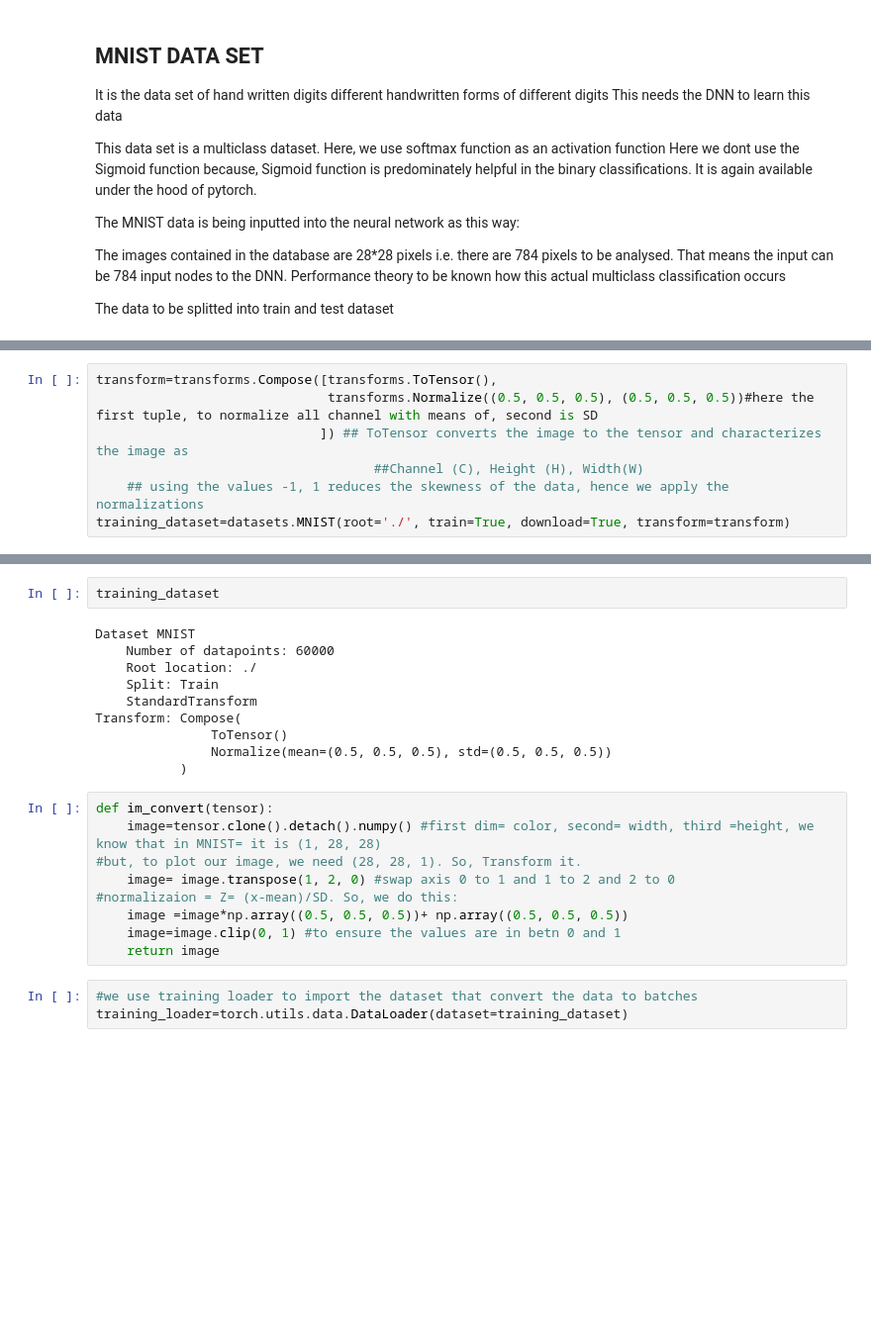
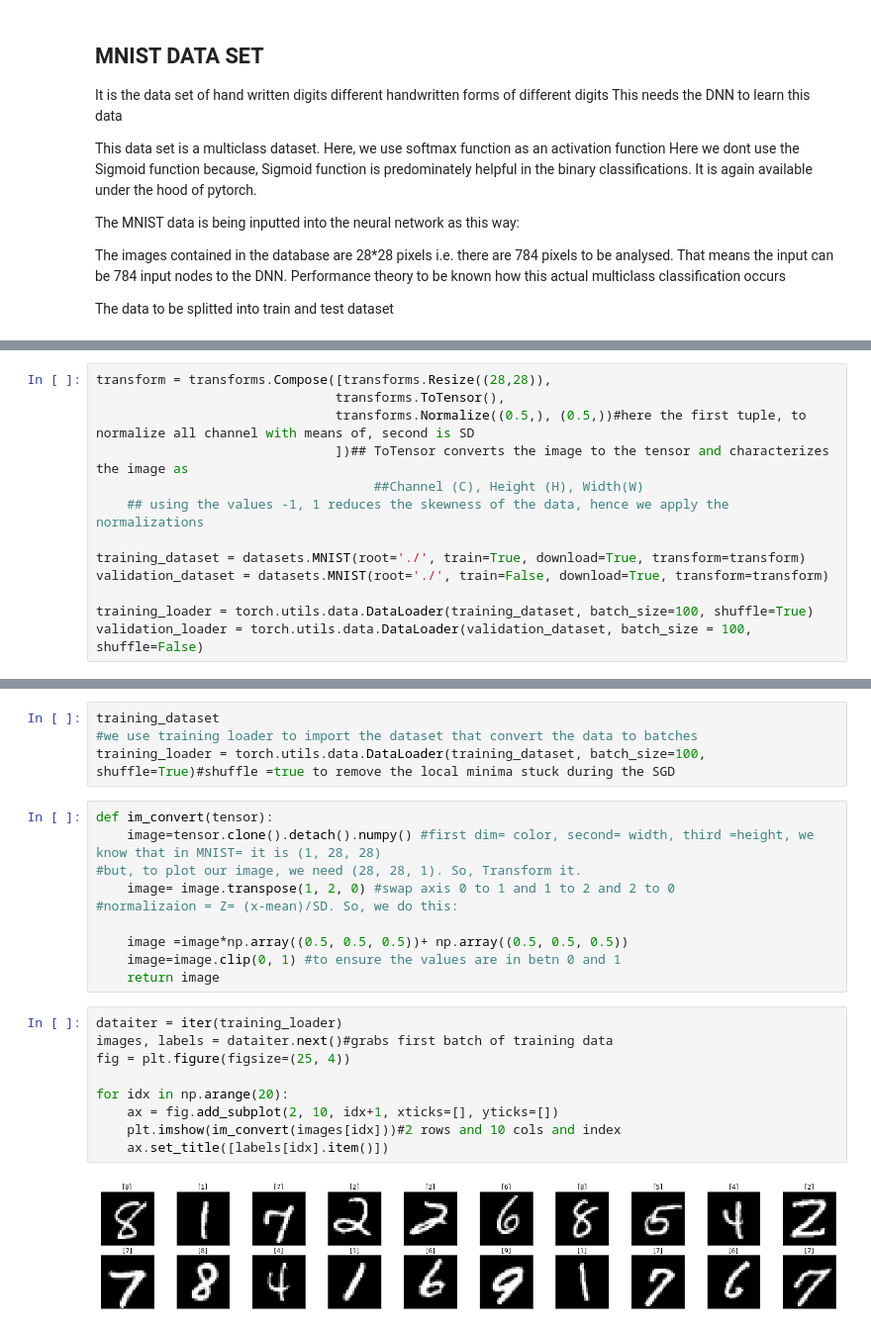
Before and after one commit to Pruthviraj98/Dip_Lern, a Jupyter notebook: MNIST_CLASSIFICATION USNIG DNN.ipynb, the cells around one changed output, grey strips where cells are left out. Shown at 99% size. Saved outputs shown, nothing was run; the diff lists cells and outputs as text; blank space fills up the shorter version.

Commit message:
MNIST_Classifier using - DEEP NEURAL NET -PyTorch

```diff
--- a/MNIST_CLASSIFICATION USNIG DNN.ipynb
+++ b/MNIST_CLASSIFICATION USNIG DNN.ipynb
@@ -24,7 +26,13 @@ import matplotlib.pyplot as plt
 # %%
-transform=transforms.Compose([transforms.ToTensor(),
-                              transforms.Normalize((0.5, 0.5, 0.5), (0.5, 0.5, 0.5))#here the first tuple, to normalize all channel with means of, second is SD
-                             ]) ## ToTensor converts the image to the tensor and characterizes the image as
+transform = transforms.Compose([transforms.Resize((28,28)),
+                               transforms.ToTensor(),
+                               transforms.Normalize((0.5,), (0.5,))#here the first tuple, to normalize all channel with means of, second is SD
+                               ])## ToTensor converts the image to the tensor and characterizes the image as
                                     ##Channel (C), Height (H), Width(W)
     ## using the values -1, 1 reduces the skewness of the data, hence we apply the normalizations
-training_dataset=datasets.MNIST(root='./', train=True, download=True, transform=transform)
+
+training_dataset = datasets.MNIST(root='./', train=True, download=True, transform=transform)
+validation_dataset = datasets.MNIST(root='./', train=False, download=True, transform=transform)
+
+training_loader = torch.utils.data.DataLoader(training_dataset, batch_size=100, shuffle=True)
+validation_loader = torch.utils.data.DataLoader(validation_dataset, batch_size = 100, shuffle=False)
@@ -42,24 +39,25 @@ Done!
-# %%
-training_dataset
-# %% [output]
-Dataset MNIST
-    Number of datapoints: 60000
-    Root location: ./
-    Split: Train
-    StandardTransform
-Transform: Compose(
-               ToTensor()
-               Normalize(mean=(0.5, 0.5, 0.5), std=(0.5, 0.5, 0.5))
-           )
+# %%
+training_dataset
+#we use training loader to import the dataset that convert the data to batches
+training_loader = torch.utils.data.DataLoader(training_dataset, batch_size=100, shuffle=True)#shuffle =true to remove the local minima stuck during the SGD
 # %%
 def im_convert(tensor):
     image=tensor.clone().detach().numpy() #first dim= color, second= width, third =height, we know that in MNIST= it is (1, 28, 28)
 #but, to plot our image, we need (28, 28, 1). So, Transform it.
     image= image.transpose(1, 2, 0) #swap axis 0 to 1 and 1 to 2 and 2 to 0
 #normalizaion = Z= (x-mean)/SD. So, we do this:
+
     image =image*np.array((0.5, 0.5, 0.5))+ np.array((0.5, 0.5, 0.5))
     image=image.clip(0, 1) #to ensure the values are in betn 0 and 1
     return image
-# %%
-#we use training loader to import the dataset that convert the data to batches
-training_loader=torch.utils.data.DataLoader(dataset=training_dataset)
+# %%
+dataiter = iter(training_loader)
+images, labels = dataiter.next()#grabs first batch of training data
+fig = plt.figure(figsize=(25, 4))
+
+for idx in np.arange(20):
+    ax = fig.add_subplot(2, 10, idx+1, xticks=[], yticks=[])
+    plt.imshow(im_convert(images[idx]))#2 rows and 10 cols and index
+    ax.set_title([labels[idx].item()])
+# %% [output]
+[figure, added]
```
Also changed, not shown: parts of 14 cells of this notebook.
